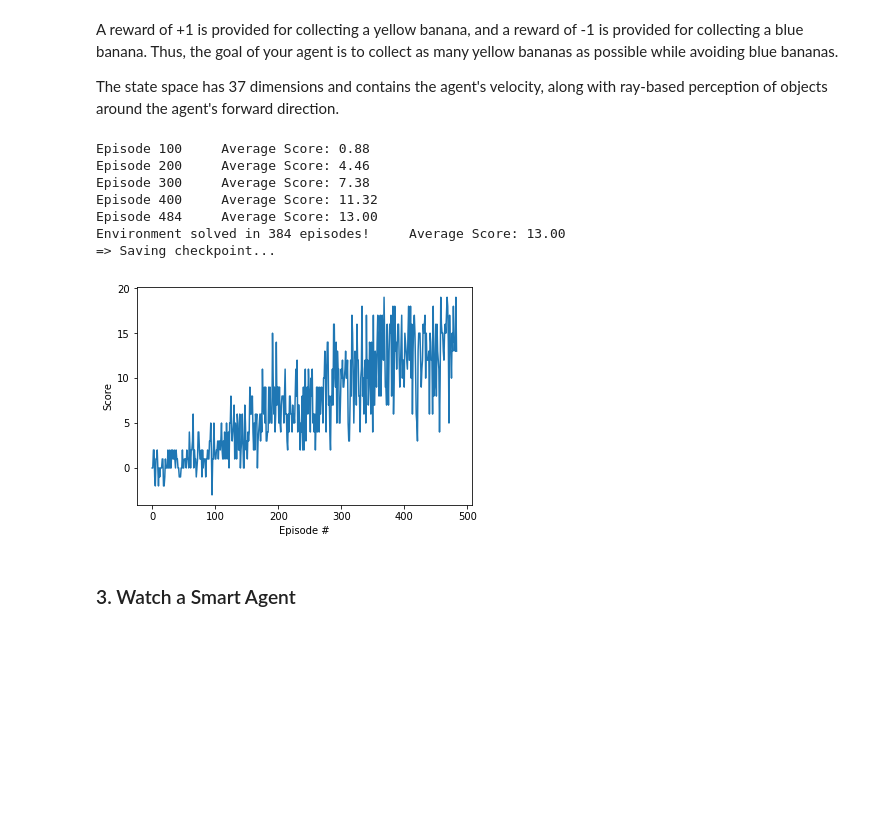
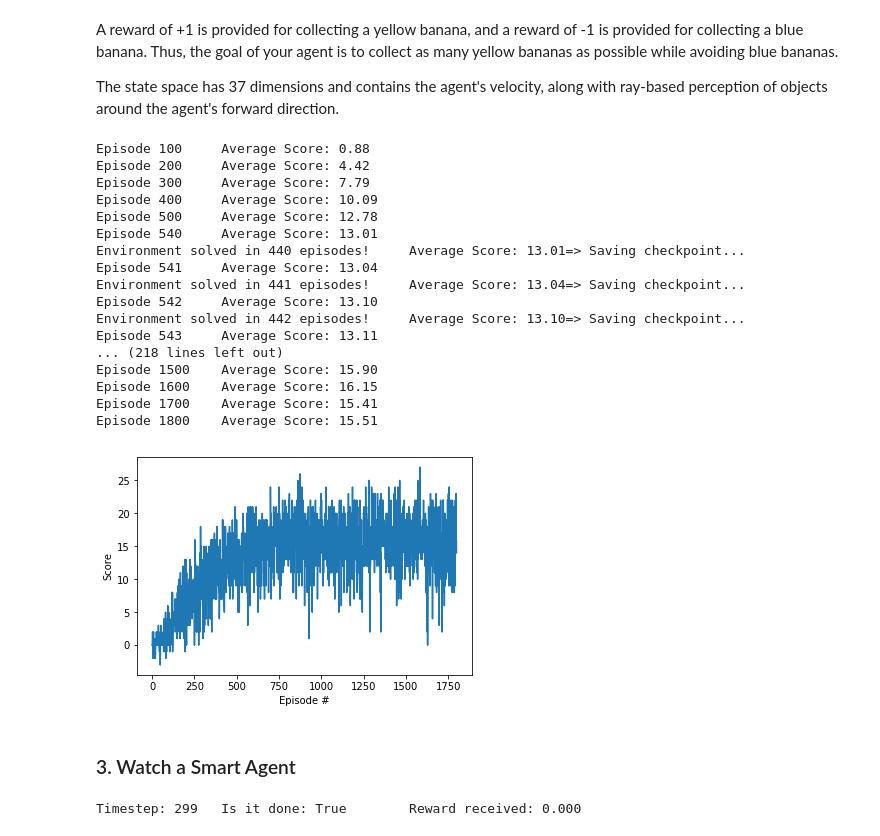
Before and after one commit to plopd/navigation, a Jupyter notebook: Navigation.ipynb, the cells around one changed output. Drawn from its saved outputs; the diff is of its cells as text; code cells hidden in the pictures; blank space fills up the shorter version.

Commit message:
improve avg reward over 100 consecutive episodes to around +17

```diff
--- a/Navigation.ipynb
+++ b/Navigation.ipynb
@@ -72,6 +72,8 @@ def dqn(n_episodes=1800, max_t=300, eps_start=1.0, eps_end=0.01, eps_decay=0.995
     scores = []                        # list containing scores from each episode
     scores_window = deque(maxlen=100)  # last 100 scores
     eps = eps_start                    # initialize epsilon
+    delta = 1e-5
+    MAX_AVG_REWARD = 0.
     for i_episode in range(1, n_episodes+1):
         env_info = env.reset(train_mode=True)[brain_name] # reset the environment
         state = env_info.vector_observations[0]           # get the current state
@@ -90,42 +92,55 @@ def dqn(n_episodes=1800, max_t=300, eps_start=1.0, eps_end=0.01, eps_decay=0.995
         scores_window.append(score)       # save most recent score
         scores.append(score)              # save most recent score
         eps = max(eps_end, eps_decay*eps) # decrease epsilon
         avg_reward = np.mean(scores_window)
         # Maybe log some statistics
         print('\rEpisode {}\tAverage Score: {:.2f}'.format(i_episode, avg_reward), end="")
         if i_episode % 100 == 0:
             print('\rEpisode {}\tAverage Score: {:.2f}'.format(i_episode, avg_reward))
         # Note: Taks is solved if agent receives at least an average score of 13 over the last 100 episodes
-        if avg_reward >= 13:
+        if avg_reward >= 13 and avg_reward > MAX_AVG_REWARD and i_episode >= 100:
             print('\nEnvironment solved in {:d} episodes!\tAverage Score: {:.2f}'.format(i_episode-100, avg_reward))
             save_checkpoint({
                 'episode': i_episode,
                 'state_dict': agent.qnetwork_local.state_dict(),
                 'avg_reward': avg_reward
             }, 'checkpoints/checkpoint.pth')
-            break
+            if abs(MAX_AVG_REWARD - avg_reward) < delta:
+                break
+            else:
+                MAX_AVG_REWARD = avg_reward
     return scores
 
 # train the agent
 scores = dqn()
 
 # plot the scores
 fig = plt.figure()
 ax = fig.add_subplot(111)
 plt.plot(np.arange(len(scores)), scores)
 plt.ylabel('Score')
 plt.xlabel('Episode #')
 plt.show()
 env.close()
 # %% [output]
 Episode 100     Average Score: 0.88
-Episode 200     Average Score: 4.46
-Episode 300     Average Score: 7.38
-Episode 400     Average Score: 11.32
-Episode 484     Average Score: 13.00
-Environment solved in 384 episodes!     Average Score: 13.00
-=> Saving checkpoint...
+Episode 200     Average Score: 4.42
+Episode 300     Average Score: 7.79
+Episode 400     Average Score: 10.09
+Episode 500     Average Score: 12.78
+Episode 540     Average Score: 13.01
+Environment solved in 440 episodes!     Average Score: 13.01=> Saving checkpoint...
+Episode 541     Average Score: 13.04
+Environment solved in 441 episodes!     Average Score: 13.04=> Saving checkpoint...
+Episode 542     Average Score: 13.10
+Environment solved in 442 episodes!     Average Score: 13.10=> Saving checkpoint...
+Episode 543     Average Score: 13.11
+... (218 lines left out)
+Episode 1500    Average Score: 15.90
+Episode 1600    Average Score: 16.15
+Episode 1700    Average Score: 15.41
+Episode 1800    Average Score: 15.51
-[figure, old version]
+[figure, new version]
 # %% [markdown]
 ### 3. Watch a Smart Agent
 # %%
@@ -146,12 +161,15 @@ max_t = 300
 for i in range(num_episodes_test):
     env_info = env.reset(train_mode=False)[brain_name]
     state = env_info.vector_observations[0]
-    for t in range(max_t):  # We assume the agent is capable of collecting all yellow bananas within max_t steps
+    for t in range(max_t):
         action = agent.act(state)
         env_info = env.step(action)[brain_name]
         state = env_info.vector_observations[0]
         rewards = env_info.rewards[0]
         done = env_info.local_done[0]
+        print("\rTimestep: {}\tIs it done: {}\tReward received: {}".format(t, done, rewards), end="")
         if done:
             break
 env.close()
+# %% [output]
+Timestep: 299   Is it done: True        Reward received: 0.000
```
Also changed, not shown: 2 other files.
